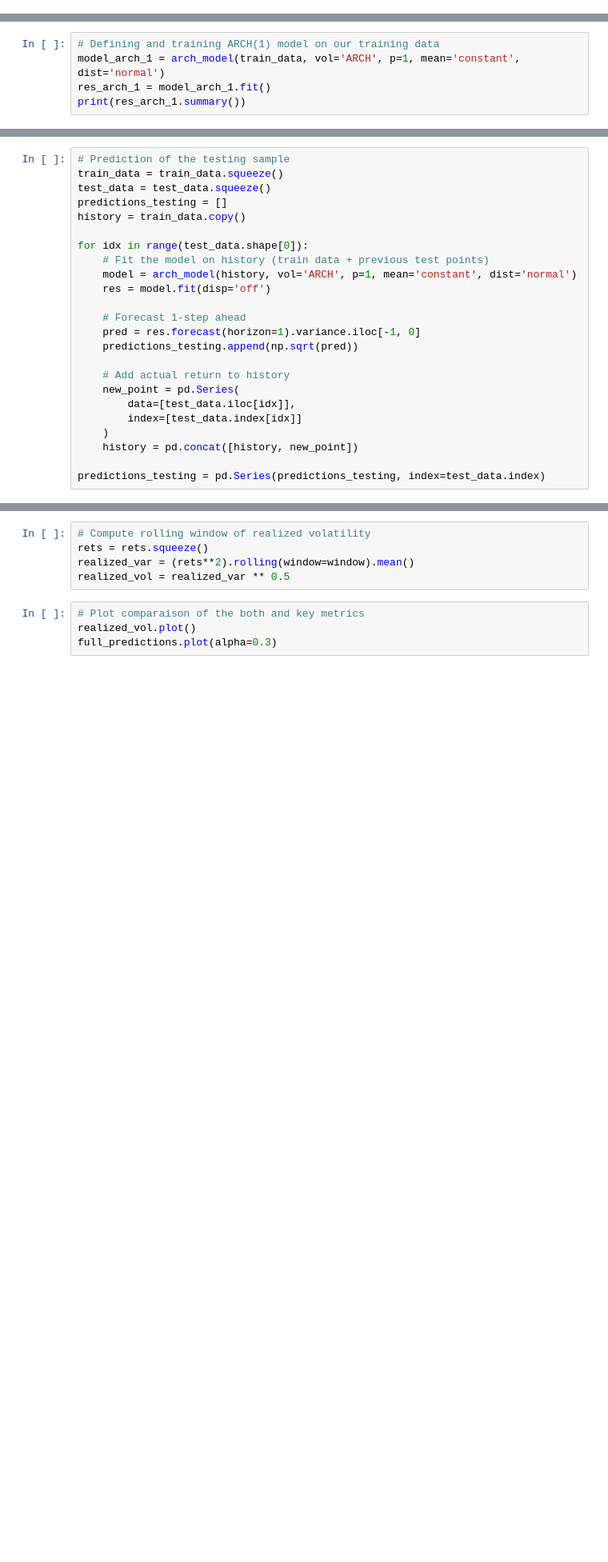
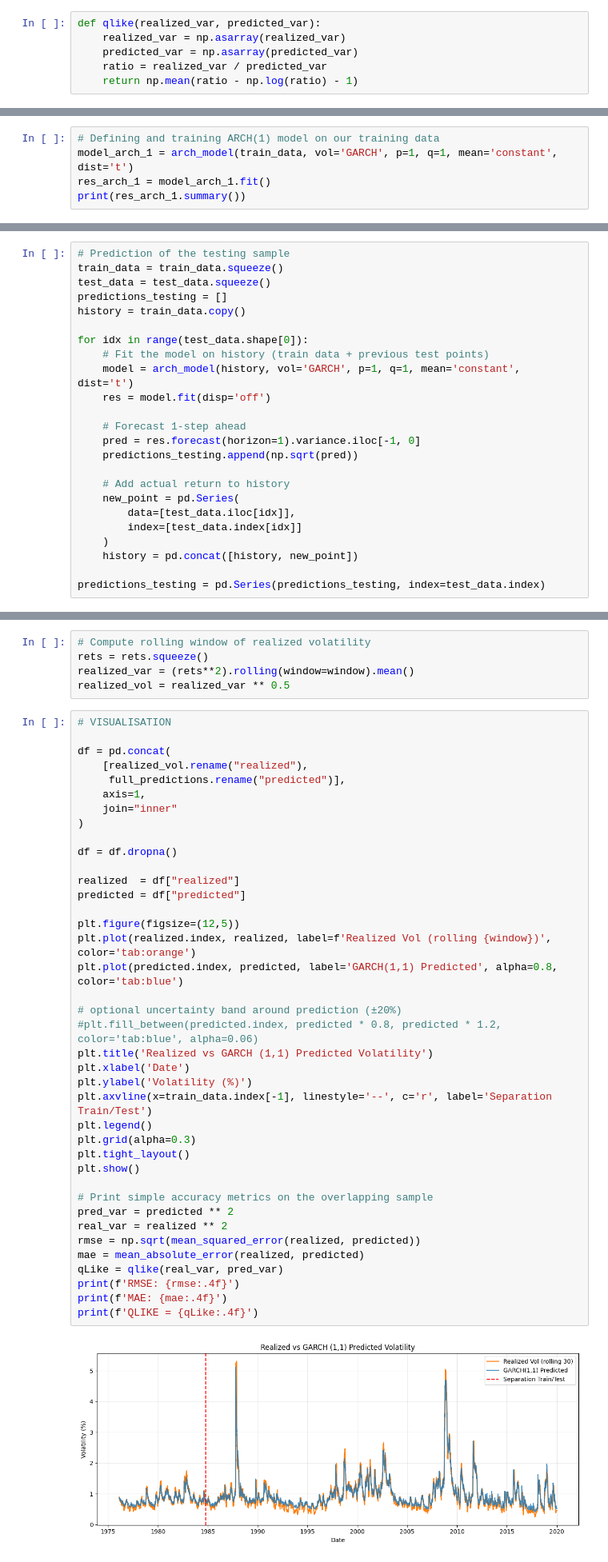
Before and after one commit to MarienRossiBenedetti/VolatilityModels, a Jupyter notebook: volatatility_models.ipynb, the cells around one changed output, grey strips where cells are left out. Shown at 80% size. Cells and saved outputs as stored; diff of their text form; blank space fills up the shorter version.

```diff
--- a/volatatility_models.ipynb
+++ b/volatatility_models.ipynb
@@ -16,4 +17,10 @@ split = 0.8
 window = 30
+# %%
+def qlike(realized_var, predicted_var):
+    realized_var = np.asarray(realized_var)
+    predicted_var = np.asarray(predicted_var)
+    ratio = realized_var / predicted_var
+    return np.mean(ratio - np.log(ratio) - 1)
 # %% [markdown]
 ### **Data Preparation**
 # %%
@@ -66,7 +73,7 @@ $$
 $$
 # %%
 # Defining and training ARCH(1) model on our training data
-model_arch_1 = arch_model(train_data, vol='ARCH', p=1, mean='constant', dist='normal')
+model_arch_1 = arch_model(train_data, vol='GARCH', p=1, q=1, mean='constant', dist='t')
 res_arch_1 = model_arch_1.fit()
 print(res_arch_1.summary())
 # %% [output]
@@ -106,7 +108,7 @@ history = train_data.copy()
 
 for idx in range(test_data.shape[0]):
     # Fit the model on history (train data + previous test points)
-    model = arch_model(history, vol='ARCH', p=1, mean='constant', dist='normal')
+    model = arch_model(history, vol='GARCH', p=1, q=1, mean='constant', dist='t')
     res = model.fit(disp='off')
 
     # Forecast 1-step ahead
@@ -145,7 +147,43 @@ rets = rets.squeeze()
 realized_var = (rets**2).rolling(window=window).mean()
 realized_vol = realized_var ** 0.5
 # %%
-# Plot comparaison of the both and key metrics
-realized_vol.plot()
-full_predictions.plot(alpha=0.3)
+# VISUALISATION
+
+df = pd.concat(
+    [realized_vol.rename("realized"),
+     full_predictions.rename("predicted")],
+    axis=1,
+    join="inner"
+)
+
+df = df.dropna()
+
+realized  = df["realized"]
+predicted = df["predicted"]
+
+plt.figure(figsize=(12,5))
+plt.plot(realized.index, realized, label=f'Realized Vol (rolling {window})', color='tab:orange')
+plt.plot(predicted.index, predicted, label='GARCH(1,1) Predicted', alpha=0.8, color='tab:blue')
+
+# optional uncertainty band around prediction (±20%)
+#plt.fill_between(predicted.index, predicted * 0.8, predicted * 1.2, color='tab:blue', alpha=0.06)
+plt.title('Realized vs GARCH (1,1) Predicted Volatility')
+plt.xlabel('Date')
+plt.ylabel('Volatility (%)')
+plt.axvline(x=train_data.index[-1], linestyle='--', c='r', label='Separation Train/Test')
+plt.legend()
+plt.grid(alpha=0.3)
+plt.tight_layout()
+plt.show()
+
+# Print simple accuracy metrics on the overlapping sample
+pred_var = predicted ** 2
+real_var = realized ** 2
+rmse = np.sqrt(mean_squared_error(realized, predicted))
+mae = mean_absolute_error(realized, predicted)
+qLike = qlike(real_var, pred_var)
+print(f'RMSE: {rmse:.4f}')
+print(f'MAE: {mae:.4f}')
+print(f'QLIKE = {qLike:.4f}')
 # %% [output]
+[figure, new version]
```
Also changed, not shown: parts of 14 cells of this notebook.
